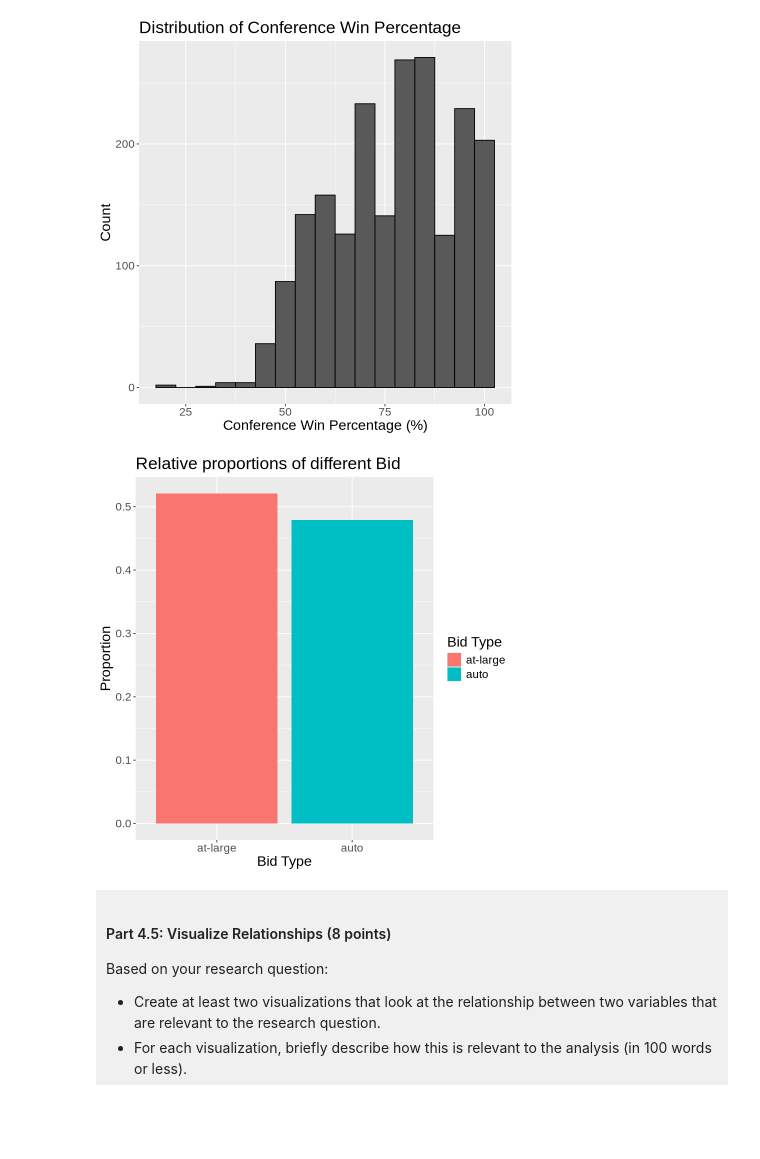
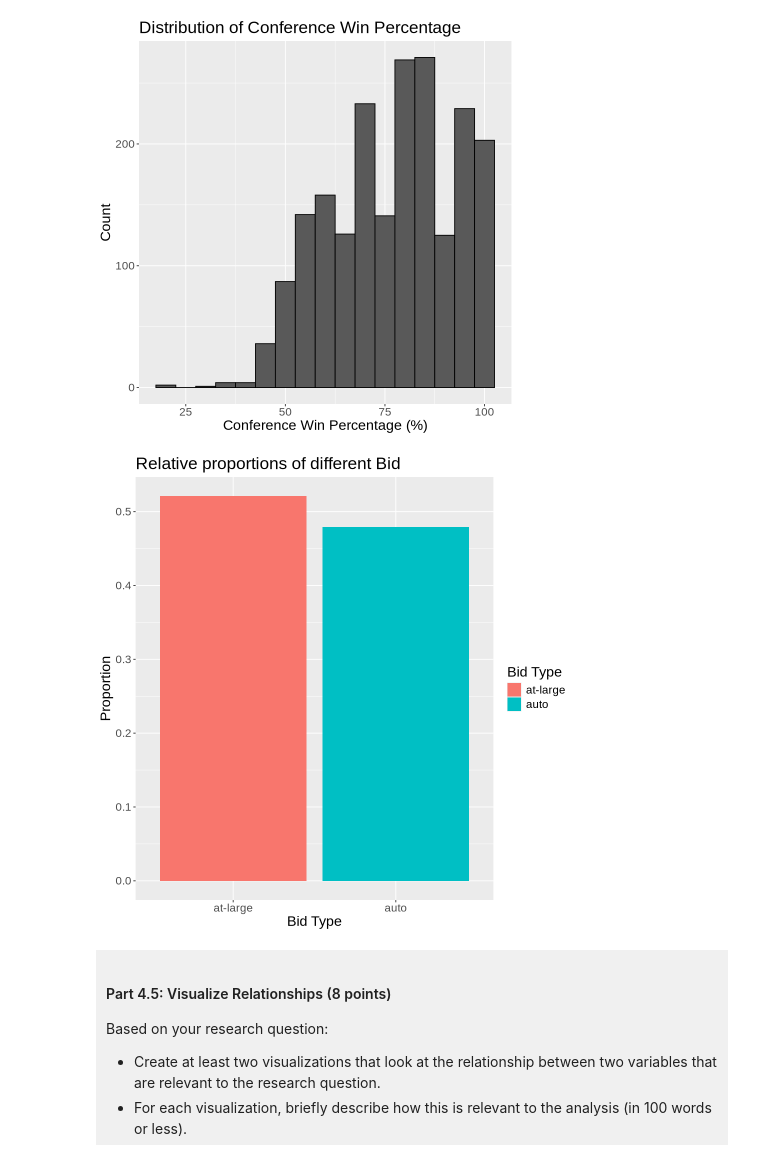
Before and after one commit to Nuna0314/dsci-100-project-nuna-li, a Jupyter notebook: dsci-100-project-notebook.ipynb, the cells around one changed output. Cells and saved outputs as stored; diff of their text form; code cells hidden in the pictures; blank space fills up the shorter version.

```diff
--- a/dsci-100-project-notebook.ipynb
+++ b/dsci-100-project-notebook.ipynb
@@ -405,23 +405,24 @@ numeric_plot
 # %% [output]
 [figure]
 # %%
+options(repr.plot.width = 8, repr.plot.height = 8)
 bid_rel_pro <- tidy_data %>%
 group_by(bid)%>%
 summarize(n = n()) %>%
 mutate(proportion = n/sum(n))
 
 categorical_plot <- bid_rel_pro %>%
 ggplot(aes(x = bid, y=proportion, fill = bid)) +
 geom_bar(stat = "identity")+
 labs(
     title = "Relative proportions of different Bid",
     x = "Bid Type",
     y = "Proportion",
     fill = "Bid Type")+
 theme(text = element_text(size = 17))
 categorical_plot
 # %% [output]
-[figure, old version]
+[figure, new version]
 # %% [markdown]
 <div style="background-color: #f0f0f0; padding: 10px;">
 
```
Also changed, not shown: parts of 1 cell of this notebook.
